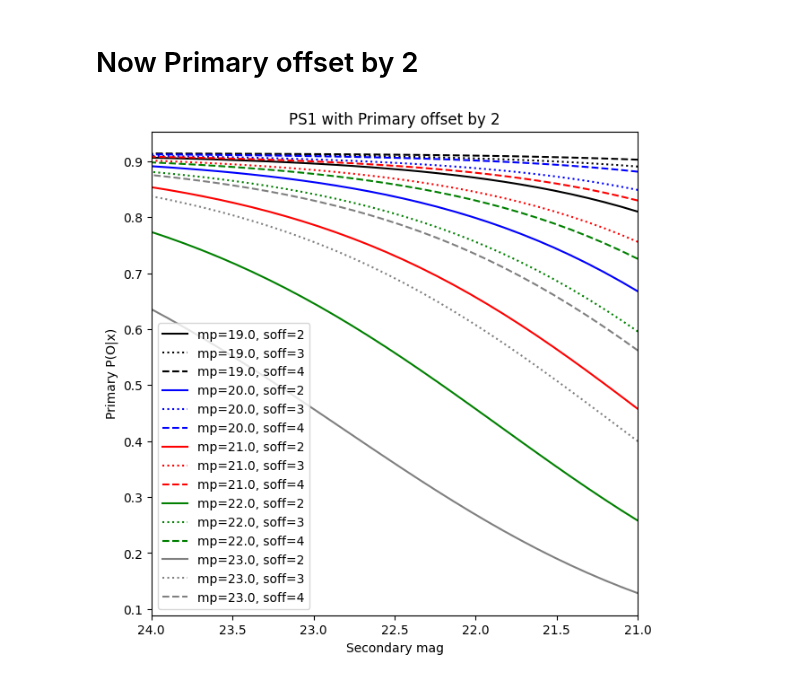
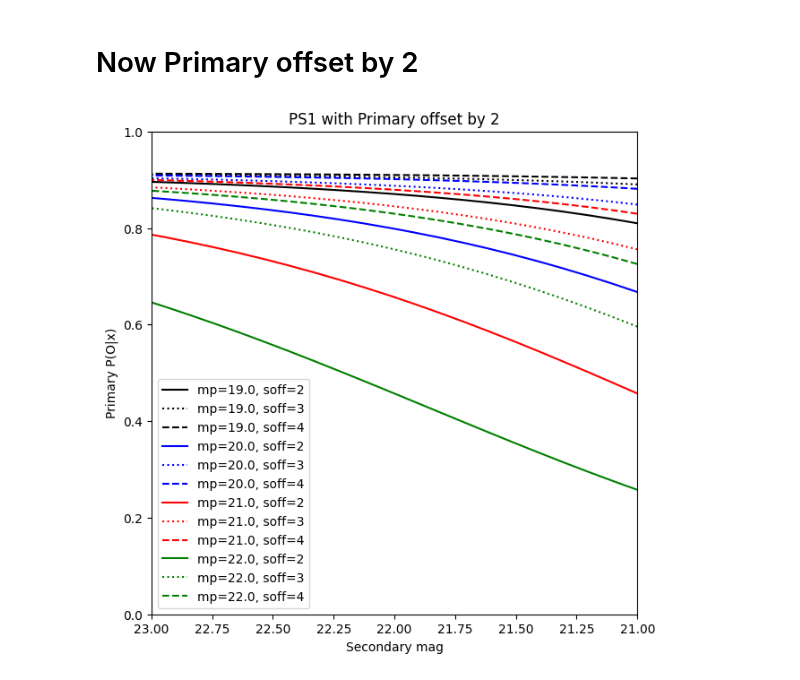
Before and after one commit to FRBs/astropath, a Jupyter notebook: docs/nb/Explore_Secondaries.ipynb, the cells around one changed output. Drawn from its saved outputs; the diff is of its cells as text; code cells hidden in the pictures.

```diff
--- a/docs/nb/Explore_Secondaries.ipynb
+++ b/docs/nb/Explore_Secondaries.ipynb
@@ -58,7 +58,7 @@ pri_clrs = ['k','b','r','g', 'gray']
 ## Secondary
 # %%
 sec_angsize = 1. # arcsec
-sec_mags = np.linspace(21., 24., 30)
+sec_mags = np.linspace(21., 25., 40)
 sec_offsets = [2, 3, 4] # in units of angsize
 sec_ls = ['-', ':', '--']
 # %% [markdown]
@@ -103,22 +103,27 @@ ps_out1 = run_path('PS1', pri_coord1)
 # %% [markdown]
 # Time to Plot
 # %%
-def make_plot(out_dict, title:str=None):
+def make_plot(out_dict, survey:str, offset):
     fig = plt.figure(figsize=(7,7))
     ax = plt.gca()
 
     for clr, pri_mag in zip(pri_clrs, pri_mags):
+        if survey == 'PS1' and pri_mag > 22:
+            continue
         for ls, sec_off in zip(sec_ls, sec_offsets):
             ax.plot(sec_mags,  out_dict[pri_mag][sec_off]['POx'], label=f'mp={pri_mag}, soff={sec_off}',
                    color=clr, ls=ls)
     #
-    ax.set_xlim(np.max(sec_mags), np.min(sec_mags))
+    if survey == 'PS1':
+        ax.set_xlim(23., np.min(sec_mags))
+    else:
+        ax.set_xlim(np.max(sec_mags), 22.)
+    ax.set_ylim(0, 1.)
     ax.legend()
     #
     ax.set_xlabel('Secondary mag')
     ax.set_ylabel('Primary P(O|x)')
     # Title
-    if title is not None:
-        ax.set_title(title)
+    ax.set_title(f'{survey} with Primary offset by {offset}')
     plt.show()
 # %%
@@ -138,9 +143,9 @@ make_plot(dec_out1, title="DECaLS with Primary offset by 1")
 # %%
 ps_out2 = run_path('PS1', pri_coord2)
 # %%
-make_plot(ps_out2, title="PS1 with Primary offset by 2")
+make_plot(ps_out2, "PS1", 2)
 # %% [output]
-[figure, old version]
+[figure, new version]
 # %%
 dec_out2 = run_path('DEC', pri_coord2)
 # %%
```
Also changed, not shown: parts of 3 cells of this notebook.
